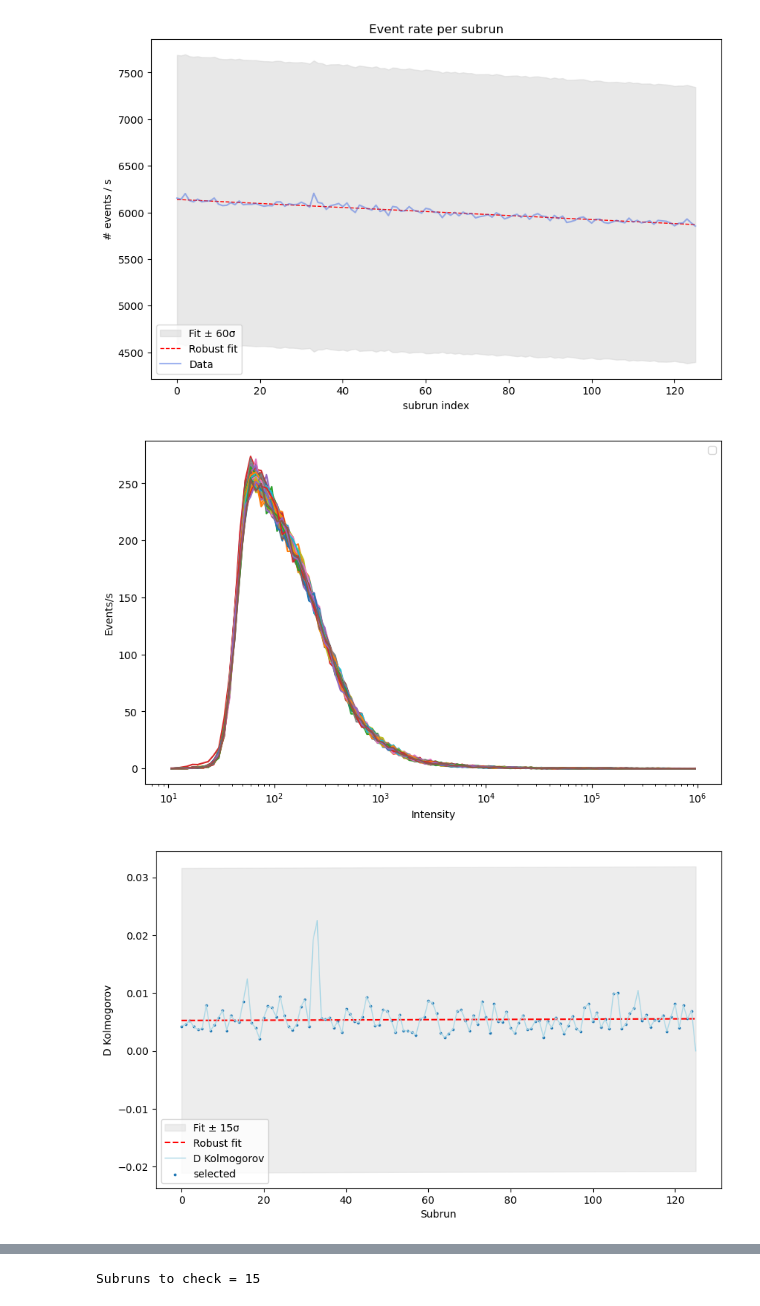
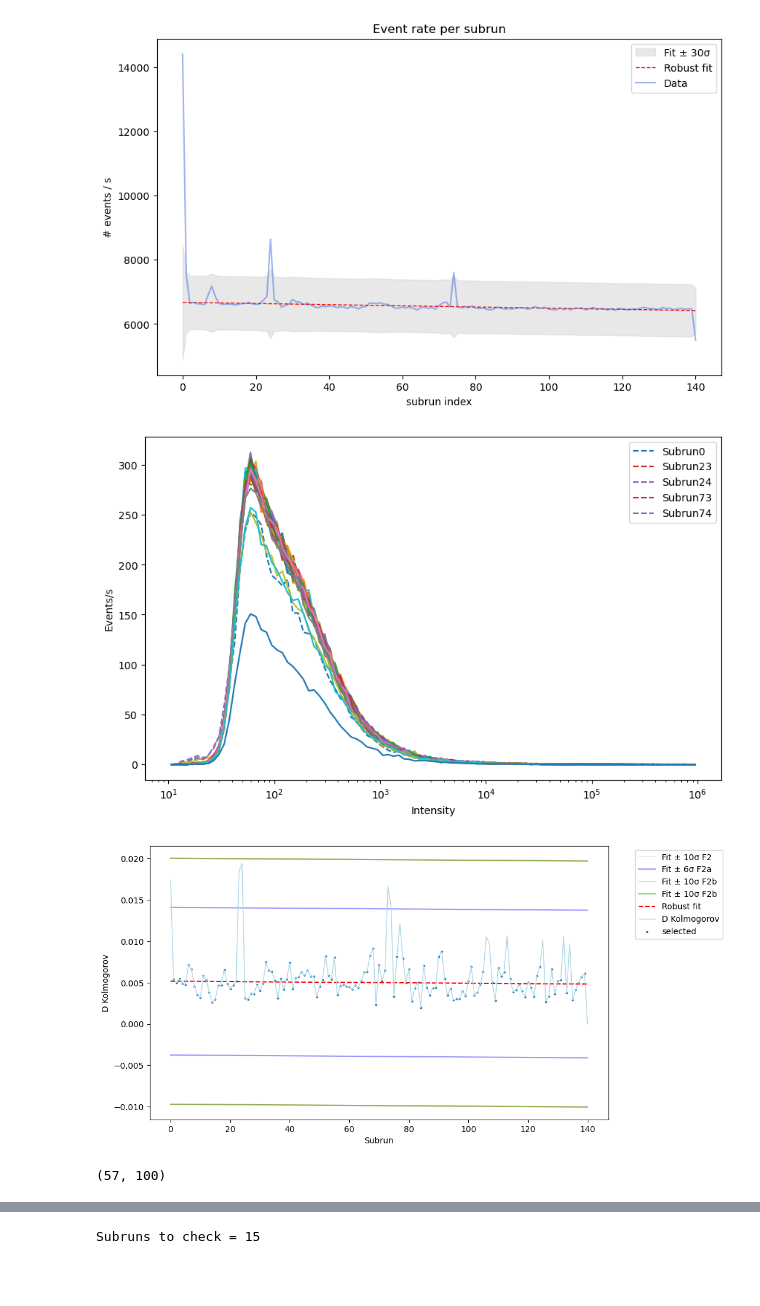
Before and after one commit to andreaprogram/Search-for-anomalous-events-in-LST-1-observations, a Jupyter notebook: Notebooks/filters_results.ipynb, the cells around one changed output, grey strips where cells are left out. Cells and saved outputs as stored; diff of their text form; code cells hidden in the pictures; blank space fills up the shorter version.

Commit message:
implementation of filters 2a, 2b, 2c

```diff
--- a/Notebooks/filters_results.ipynb
+++ b/Notebooks/filters_results.ipynb
@@ -63,12 +63,12 @@ def robust_fitt(x, y, z_thresh=3.5):
             "intercept": intercept, "u_intercept": u_intercept,
             "good_points": good_points, "good_mask": good_masks, "valid": valid, "R2": R2}
 
-run_id = 20727
+run_id = 20715
 
 # READING RESULTS -------------------------------------------------------------------------------------------------------------------------------
 b = tables.open_file(r"/data/cta/users-ifae/summer_students/agl/checks_h5/checks_Run{run_id}.h5".format(run_id= run_id))
 
-for filt in ["filter1", "filter2"]:
+for filt in ["filter1", "filter2", "filter2a", "filter2b", "filter2c"]:
 
     table = getattr(b.root.perfilter, filt)
 
@@ -80,7 +80,9 @@ for filt in ["filter1", "filter2"]:
         print("No checks found.")
         continue
 
-    # Los parámetros del fit son iguales para todas las filas
+    sigma_cutoff = table[0]["sigma_cutoff"]
+    print(f"Sigma cutoff = {sigma_cutoff}")
+
     fit = table[0]["fit_parameters"]
     slope, u_slope, intercept, u_intercept = fit
 
@@ -94,4 +96,15 @@ for filt in ["filter1", "filter2"]:
 
     for row in table:
         print(f"{row['check_index']:>8} {row['z_score']:>10.3f}")
+
+
+print("\nCoincident checks:")
+
+table = b.root.general.coincident_checks
+
+if len(table) == 0:
+    print("  None")
+else:
+    for row in table:
+        print(f"  {row['check_index']}")
 # %% [output]
@@ -125,7 +142,7 @@ event_rate_sigma = np.sqrt(np.maximum(num_events, 1.0)) / time
 # ROBUST FIT
 event_rate_robfit = robust_fitt(subruns, event_rate.reshape(-1, 1))
 event_rate_fit = event_rate_robfit["fit"].flatten()
-sigma_cutoff_1 = 60
+sigma_cutoff_1 = 30
 
 plt.figure(figsize=(10, 6))
 plt.fill_between(
@@ -142,7 +159,7 @@ plt.xlabel('subrun index')
 plt.legend()
 plt.show()
 # %% [output]
-[figure, old version]
+[figure, new version]
 # %%
 # FILTER 2: EVENT RATE VS INTENSITY------------------------------------------------------
 hist_intensity = a.root.dl1datacheck.cosmics.col('hist_intensity')[:-1]
@@ -157,7 +174,10 @@ for s in range(0, n_subruns-1):
 
 #Do a robust fit of D to select the good points
 D_robust_fit = robust_fitt(subruns, D.reshape(-1, 1))
-sigma_cutoff_2 = 15 # for the selection criteria
+sigma_cutoff_2 = 10 # for the selection criteria
+sigma_cutoff_2a = 6
+sigma_cutoff_2b = 10
+sigma_cutoff_2c = 10
 
 D_good = D_robust_fit["good_points"][0][1]  # y-selected values for this column
 D_fit = D_robust_fit["fit"].flatten()
@@ -168,42 +188,52 @@ D_fit_good = D_fit[good_mask_2]                # take the fit only at the 'good
 sigma_2 = np.std(D_good - D_fit_good) # calculate the sigma for those good points so that it is not biased
 
 # This is not a Poisson process therefore we cannot treat it as such
 
 # PLOT INTENSITIES
 checks = b.root.general.cosmics.col("subrun_index")
 plt.figure(figsize=(10, 6))
 
 for s in range(hist_intensity.shape[0]):
     event_rate_i = hist_intensity[s] / time[s]
     if s in checks:
         plt.plot(intensity, event_rate_i, linestyle='--', label=f'Subrun{s}')
     else:
          plt.plot(intensity, event_rate_i)
 
 plt.legend()
 plt.xlabel('Intensity')
 plt.ylabel('Events/s')
 plt.xscale('log')
 plt.show()
 
 # PLOT KOLMOGOROV
 plt.figure(figsize=(10, 6))
-plt.fill_between(
-    subruns,
-    D_fit - sigma_cutoff_2 * sigma_2,
-    D_fit + sigma_cutoff_2 * sigma_2,
-    color='lightgray', alpha= 0.4, label=f'Fit ± {sigma_cutoff_2}σ'
-)
+plt.plot(subruns, D_fit + sigma_cutoff_2 * sigma_2, color='lightgray', alpha= 0.4, label=f'Fit ± {sigma_cutoff_2}σ F2')
+plt.plot(subruns, D_fit - sigma_cutoff_2 * sigma_2, color='lightgray', alpha= 0.4)
+plt.plot(subruns, D_fit + sigma_cutoff_2a * sigma_2, color='blue', alpha= 0.4, label=f'Fit ± {sigma_cutoff_2a}σ F2a')
+plt.plot(subruns, D_fit - sigma_cutoff_2a * sigma_2, color='blue', alpha= 0.4)
+plt.plot(subruns, D_fit + sigma_cutoff_2b * sigma_2, color='orange', alpha= 0.4, label=f'Fit ± {sigma_cutoff_2b}σ F2b')
+plt.plot(subruns, D_fit - sigma_cutoff_2b * sigma_2, color='orange', alpha= 0.4)
+plt.plot(subruns, D_fit + sigma_cutoff_2c * sigma_2, color='green', alpha= 0.4, label=f'Fit ± {sigma_cutoff_2c}σ F2b')
+plt.plot(subruns, D_fit - sigma_cutoff_2c * sigma_2, color='green', alpha= 0.4)
+
+
 plt.plot(subruns, D_fit, label='Robust fit', color='red', linestyle='--')
 plt.plot(subruns, D, linewidth=1, color='lightblue', label='D Kolmogorov')
 plt.scatter(D_robust_fit["good_points"][0][0], D_robust_fit["good_points"][0][1], label='selected', s=3)
 plt.xlabel('Subrun')
 plt.ylabel('D Kolmogorov')
-plt.legend()
+plt.legend(bbox_to_anchor=(1.05, 1), loc='upper left')
 plt.show()
 # %% [output]
-[figure, old version]
+[figure, new version]
-[figure, old version]
+[figure, new version]
+# %%
+
+
+print(hist_intensity.shape)
+# %% [output]
+(57, 100)
 # %%
 
 for i in checks:
```
Also changed, not shown: parts of 4 cells of this notebook, 2 other files.
